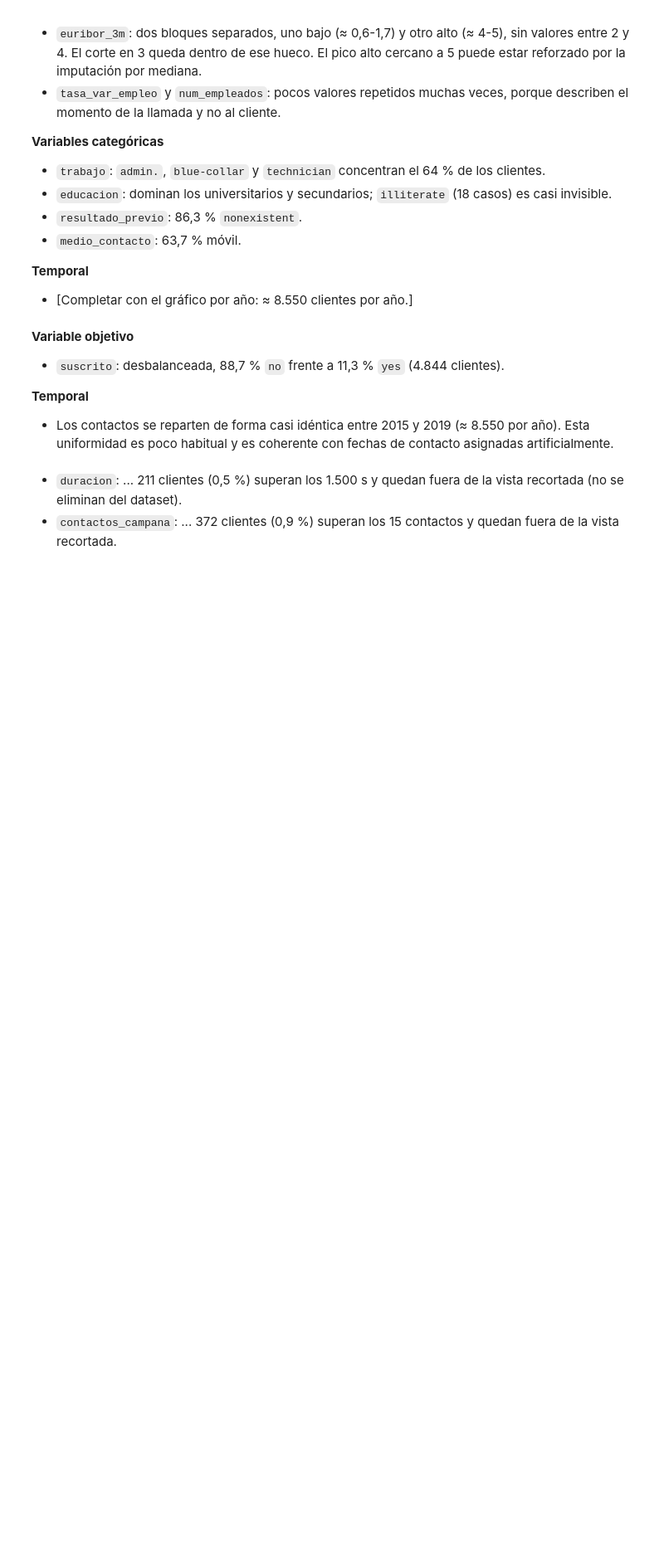
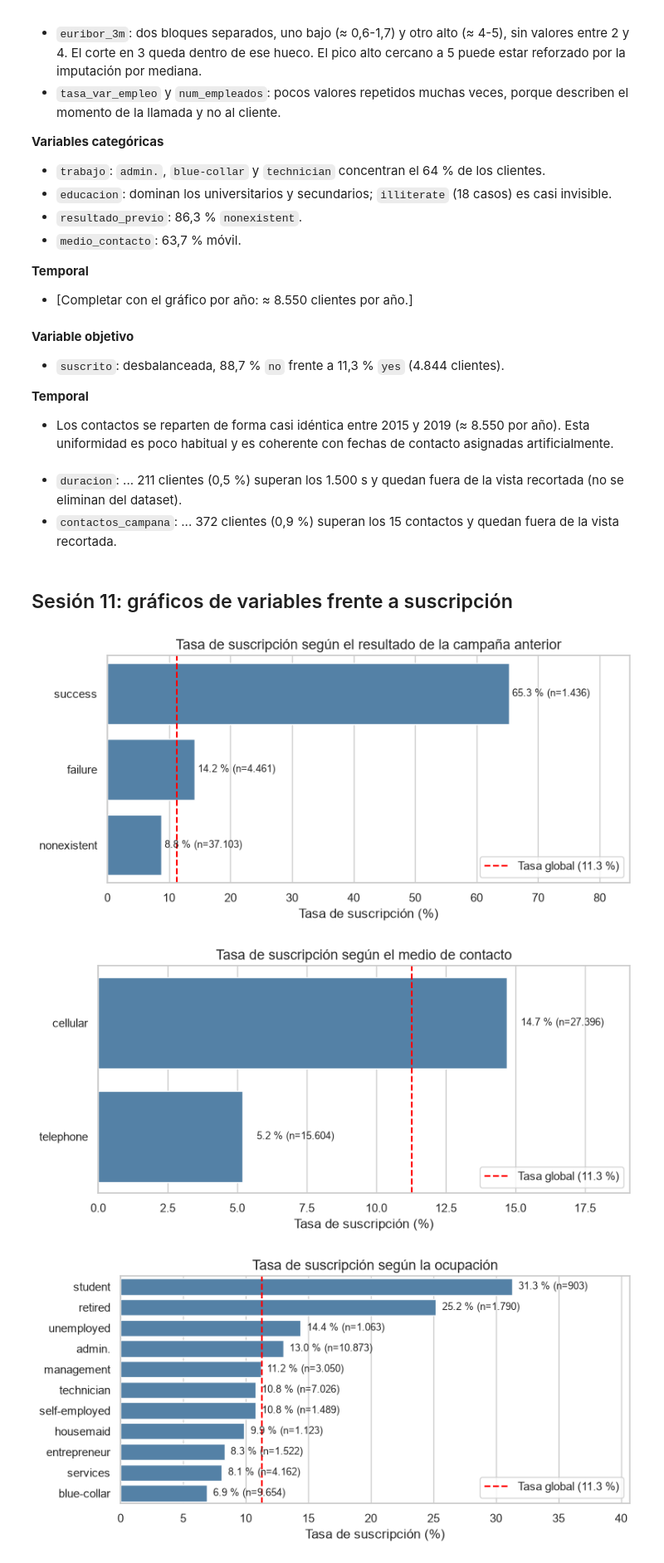
Before and after one commit to AntonioRojasBoquizo/00_da_p04_v01, a Jupyter notebook: notebooks/03_analisis_y_visualizacion.ipynb, the cells around one changed output. Shown at 83% size. Drawn from its saved outputs; the diff is of its cells as text; code cells hidden in the pictures; blank space fills up the shorter version.

Commit message:
Gráficos bivariantes

```diff
--- a/notebooks/03_analisis_y_visualizacion.ipynb
+++ b/notebooks/03_analisis_y_visualizacion.ipynb
@@ -757,3 +757,40 @@ print((df["duracion"] > 1500).sum(), (df["contactos_campana"] > 15).sum())
 # %% [markdown]
 - `duracion`: ... 211 clientes (0,5 %) superan los 1.500 s y quedan fuera de la vista recortada (no se eliminan del dataset).
 - `contactos_campana`: ... 372 clientes (0,9 %) superan los 15 contactos y quedan fuera de la vista recortada.
+# %% [markdown]
+## Sesión 11: gráficos de variables frente a suscripción
+# %%
+def grafico_tasa(df, columna, titulo, orden=None, min_clientes=500):
+    tabla = tasa_por_segmento(df, columna)
+    tabla = tabla[tabla["clientes"] >= min_clientes]   # quitamos segmentos con muestra pequeña
+
+    if orden is not None:
+        tabla = tabla.reindex([o for o in orden if o in tabla.index])
+    else:
+        tabla = tabla.sort_values("tasa_%", ascending=False)
+
+    fig, ax = plt.subplots()
+    sns.barplot(x=tabla["tasa_%"], y=tabla.index.astype(str), ax=ax, color="steelblue")
+    ax.axvline(tasa_global, color="red", linestyle="--", label=f"Tasa global ({tasa_global:.1f} %)")
+
+    # Etiqueta con la tasa y el nº de clientes al final de cada barra
+    for i, (tasa, n) in enumerate(zip(tabla["tasa_%"], tabla["clientes"])):
+        ax.text(tasa + 0.5, i, f"{tasa:.1f} % (n={n:,})".replace(",", "."), va="center", fontsize=9)
+
+    ax.set_title(titulo)
+    ax.set_xlabel("Tasa de suscripción (%)")
+    ax.set_ylabel("")
+    ax.set_xlim(0, tabla["tasa_%"].max() * 1.3)
+    ax.legend(loc="lower right")
+    plt.tight_layout()
+    plt.show()
+# %%
+grafico_tasa(df, "resultado_previo", "Tasa de suscripción según el resultado de la campaña anterior")
+grafico_tasa(df, "medio_contacto", "Tasa de suscripción según el medio de contacto")
+grafico_tasa(df, "trabajo", "Tasa de suscripción según la ocupación")
+grafico_tasa(df, "educacion", "Tasa de suscripción según el nivel educativo")
+grafico_tasa(df, "grupo_edad", "Tasa de suscripción según el grupo de edad", orden=orden_edad)
+# %% [output]
+[figure, added]
+[figure, added]
+[figure, added]
```
Also changed, not shown: parts of 8 cells of this notebook.
